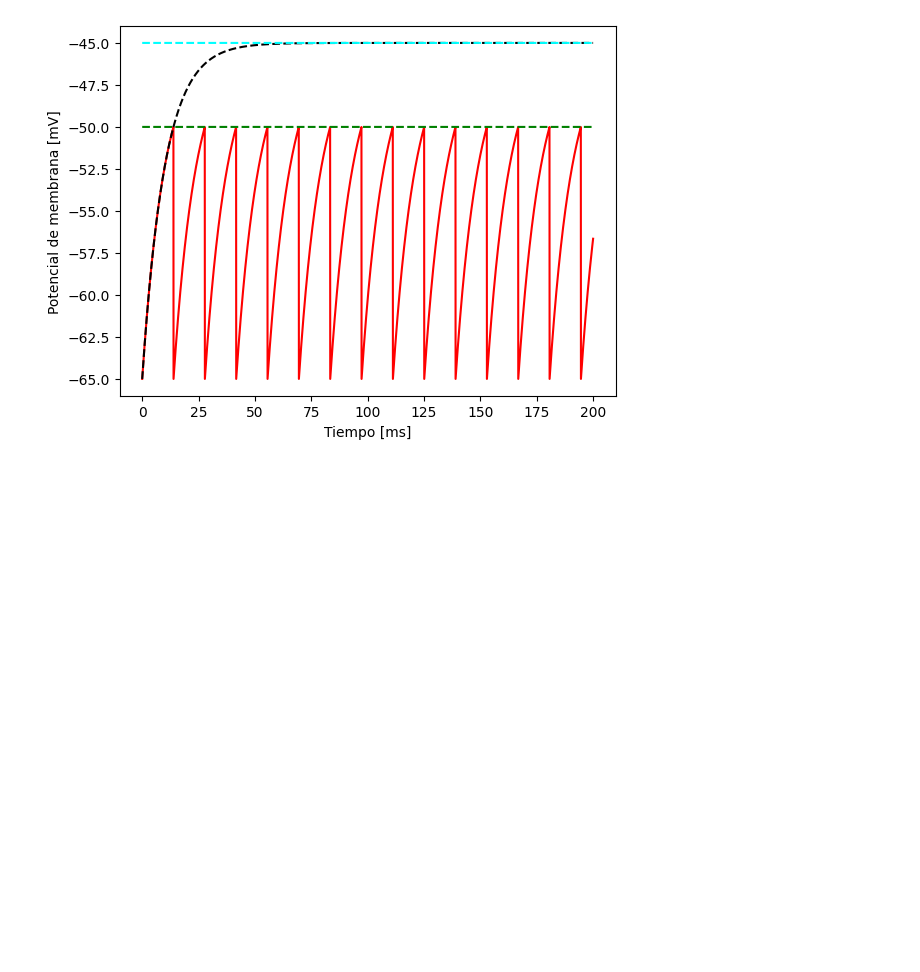
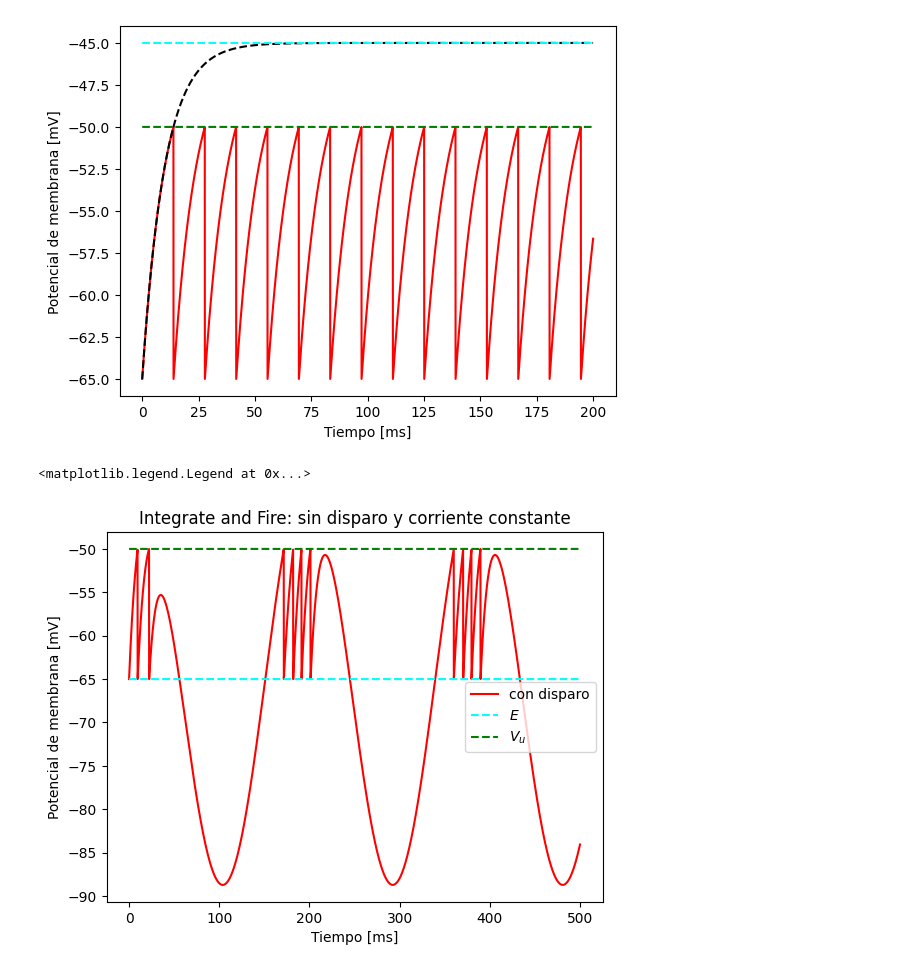
Before and after one commit to marcos626/Redes_neuronales, a Jupyter notebook: redes-neuronales-2024-guia-5.ipynb, the cells around one changed output. Saved outputs shown, nothing was run; the diff lists cells and outputs as text; code cells hidden in the pictures; blank space fills up the shorter version.

```diff
--- a/redes-neuronales-2024-guia-5.ipynb
+++ b/redes-neuronales-2024-guia-5.ipynb
@@ -424,3 +424,26 @@ plt.plot(valores_t,[Vu]*len(valores_t),label = "$V_u$", linestyle = '--', c = 'g
 # %% [output]
 [<matplotlib.lines.Line2D at 0x...>]
 [figure]
+# %%
+# 3.4)
+a = 0  # ms
+b = 500  # ms
+I0 = 2.5  # nA
+def I(t):
+    return I0*np.cos(t/30)
+p = [E,tau,R,I,Vu]
+# %%
+t,w = integrador_ode(rk4,f,xa,a,b,k,p,c=c)
+# %%
+plt.xlabel('Tiempo [ms]')
+plt.ylabel('Potencial de membrana [mV]')
+valores_t=t
+valores_V=w[0,:]
+plt.plot(valores_t,valores_V,label = "con disparo", linestyle = '-', c = 'red')
+plt.plot(valores_t,[E]*len(valores_t),label = "$E$", linestyle = '--', c = 'cyan')
+plt.plot(valores_t,[Vu]*len(valores_t),label = "$V_u$", linestyle = '--', c = 'green')
+plt.title('Integrate and Fire: sin disparo y corriente constante')
+plt.legend()
+# %% [output]
+<matplotlib.legend.Legend at 0x...>
+[figure, added]
```
Also changed, not shown: parts of 2 cells of this notebook.
